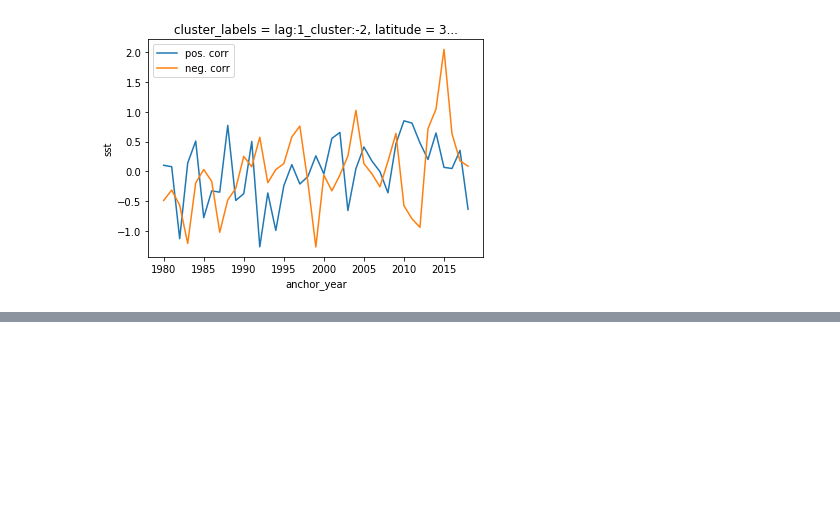
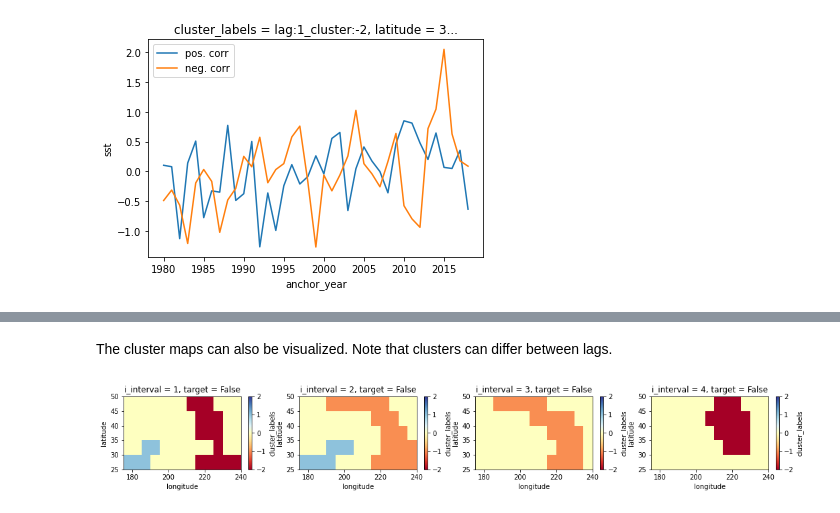
Before and after one commit to AI4S2S/s2spy, a Jupyter notebook: notebooks/tutorial_RGDR.ipynb, the cells around one changed output, grey strips where cells are left out. Saved outputs shown, nothing was run; the diff lists cells and outputs as text; code cells hidden in the pictures; blank space fills up the shorter version.

```diff
--- a/notebooks/tutorial_RGDR.ipynb
+++ b/notebooks/tutorial_RGDR.ipynb
@@ -103,0 +122,13 @@ cluster_map.cluster_labels[0].plot()
+# %% [markdown]
+The cluster maps can also be visualized. Note that clusters can differ between lags.
+# %%
+from s2spy.rgdr.utils import cluster_labels_to_ints
+cluster_map = cluster_labels_to_ints(rgdr.cluster_map.copy())
+
+fig, axes = plt.subplots(figsize=(18, 2), ncols=4)
+
+# Loop through lag 1 -> 4
+for i, ax in zip((1, 2, 3, 4), axes):
+    cluster_map.cluster_labels.sel(i_interval=i).plot(ax=ax, cmap='RdYlBu', vmin=-2, vmax=2)
+# %% [output]
+[figure, added]
```
Also changed, not shown: parts of 11 cells of this notebook, 2 other files.
